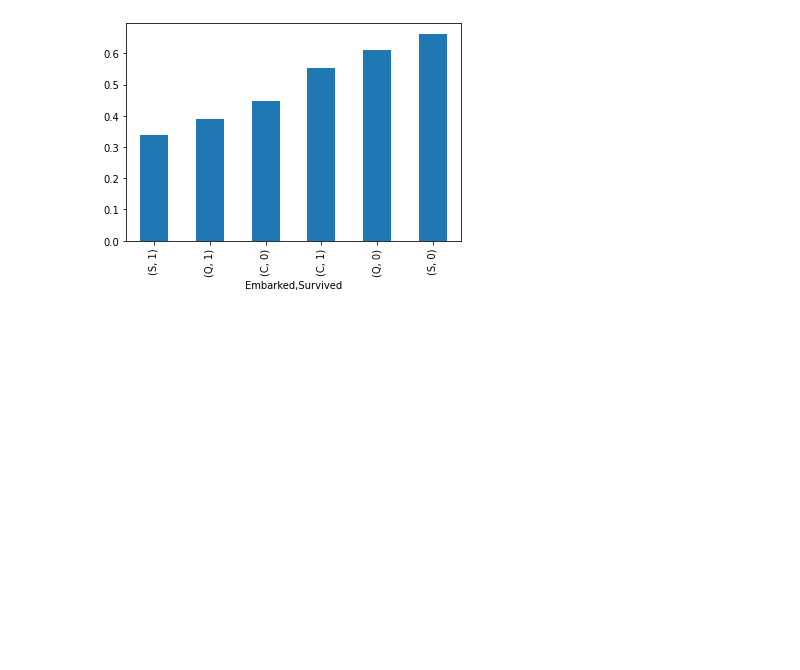
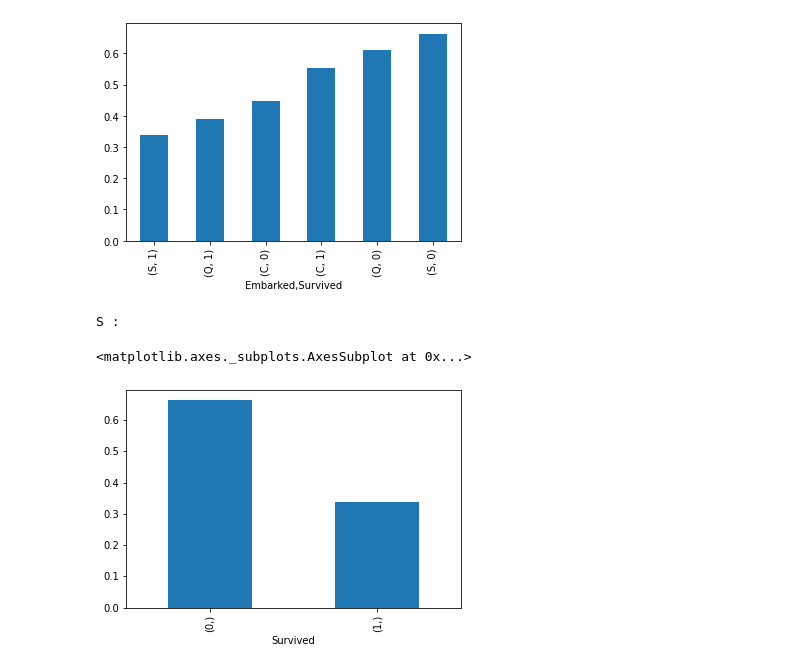
Before and after one commit to Rudovich1/Rudovich_kirill, a Jupyter notebook: titanic.ipynb, the cells around one changed output. Cells and saved outputs as stored; diff of their text form; code cells hidden in the pictures; blank space fills up the shorter version.

```diff
--- a/titanic.ipynb
+++ b/titanic.ipynb
@@ -74,3 +74,10 @@ print(df.groupby(["Embarked"])["Survived"].value_counts(normalize=True).sort_val
 Выжившие в зависимости от место посадки
 AxesSubplot(0.125,0.125;0.775x0.755)
 [figure]
+# %%
+print("S : ")
+df[df["Embarked"] == "S"][["Embarked", "Survived"]].value_counts(["Survived"], normalize = True).plot(kind = 'bar')
+# %% [output]
+S :
+<matplotlib.axes._subplots.AxesSubplot at 0x...>
+[figure, added]
```
Also changed, not shown: parts of 3 cells of this notebook.
